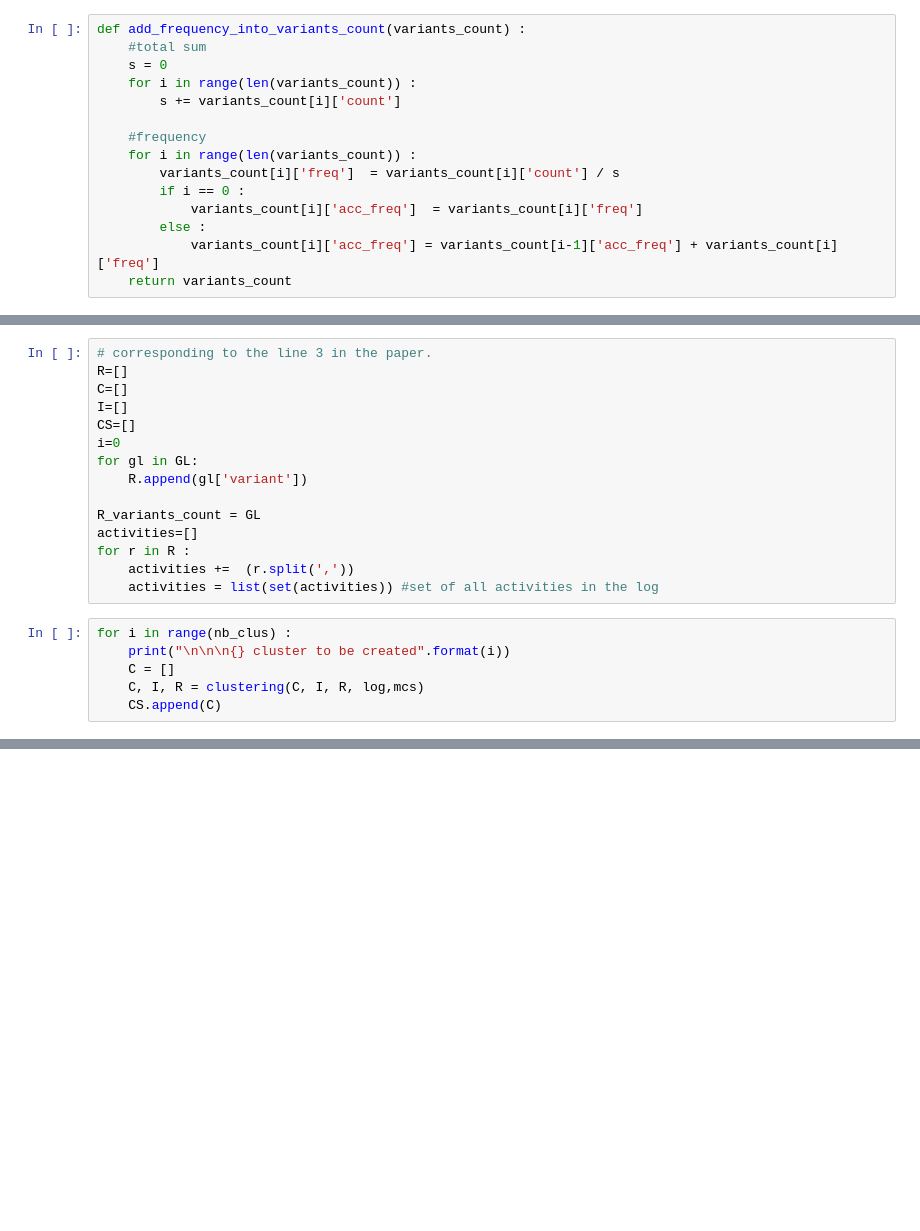
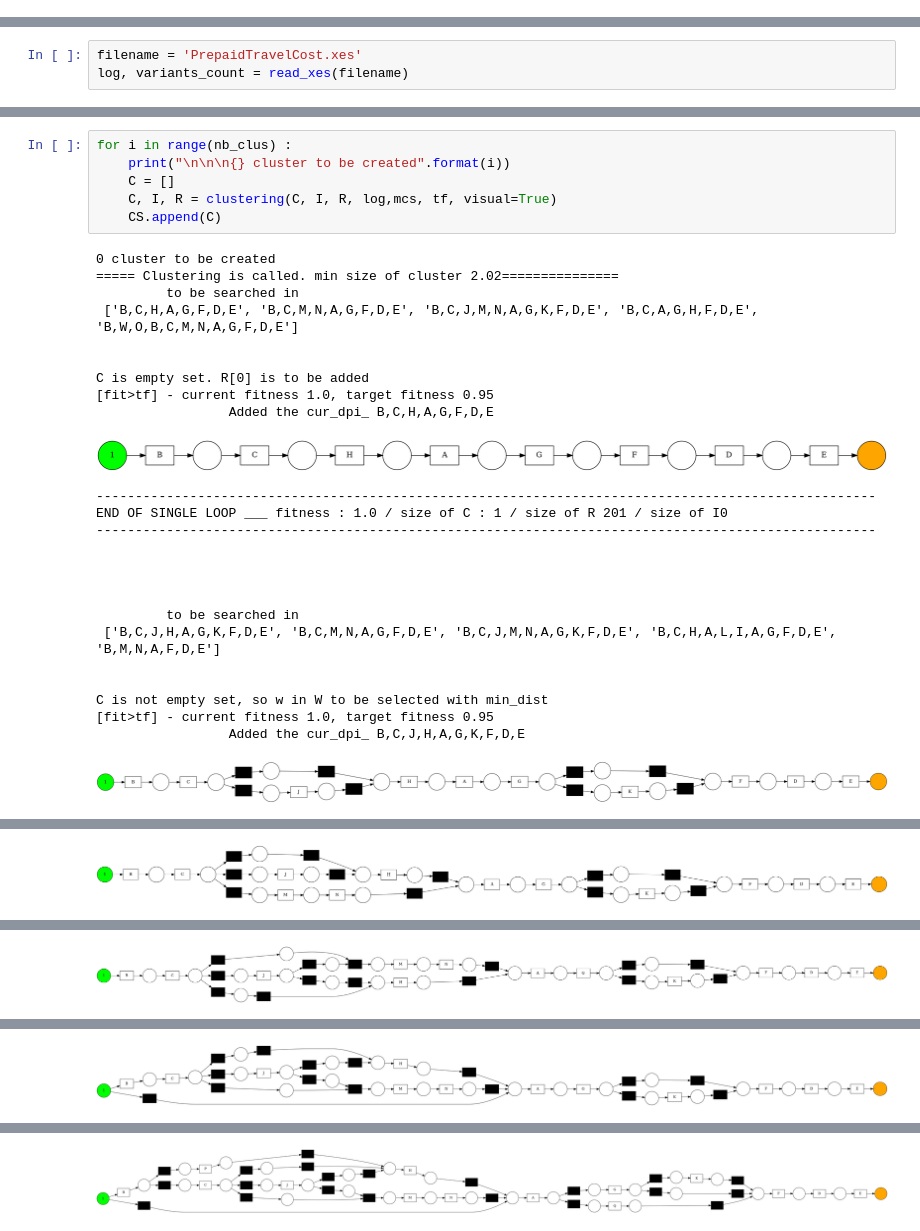
Before and after one commit to bbk0529/seminar_ML_application, a Jupyter notebook: Seminar.ipynb, the cells around one changed output, grey strips where cells are left out. Drawn from its saved outputs; the diff is of its cells as text; blank space fills up the shorter version.

Commit message:
modulized in a separate file (active_clustering_util.py)

```diff
--- a/Seminar.ipynb
+++ b/Seminar.ipynb
@@ -31,15 +0,0 @@ variants_count= case_statistics.get_variant_statistics(log)
-# %%
-def add_frequency_into_variants_count(variants_count) :
-    #total sum
-    s = 0
-    for i in range(len(variants_count)) :
-        s += variants_count[i]['count']
-
-    #frequency
-    for i in range(len(variants_count)) :
-        variants_count[i]['freq']  = variants_count[i]['count'] / s
-        if i == 0 :
-            variants_count[i]['acc_freq']  = variants_count[i]['freq']
-        else :
-            variants_count[i]['acc_freq'] = variants_count[i-1]['acc_freq'] + variants_count[i]['freq']
-    return variants_count
@@ -186,21 +0,0 @@ mcs = 0.01
-# %%
-# corresponding to the line 3 in the paper.
-R=[]
-C=[]
-I=[]
-CS=[]
-i=0
-for gl in GL:
-    R.append(gl['variant'])
-
-R_variants_count = GL
-activities=[]
-for r in R :
-    activities +=  (r.split(','))
-    activities = list(set(activities)) #set of all activities in the log
-# %%
-for i in range(nb_clus) :
-    print("\n\n\n{} cluster to be created".format(i))
-    C = []
-    C, I, R = clustering(C, I, R, log,mcs)
-    CS.append(C)
@@ -281,0 +3,3 @@ Warning: # is not a known color.
+# %%
+filename = 'PrepaidTravelCost.xes'
+log, variants_count = read_xes(filename)
@@ -281,0 +25,32 @@ Warning: # is not a known color.
+# %%
+for i in range(nb_clus) :
+    print("\n\n\n{} cluster to be created".format(i))
+    C = []
+    C, I, R = clustering(C, I, R, log,mcs, tf, visual=True)
+    CS.append(C)
+# %% [output]
+0 cluster to be created
+===== Clustering is called. min size of cluster 2.02===============
+         to be searched in
+ ['B,C,H,A,G,F,D,E', 'B,C,M,N,A,G,F,D,E', 'B,C,J,M,N,A,G,K,F,D,E', 'B,C,A,G,H,F,D,E', 'B,W,O,B,C,M,N,A,G,F,D,E']
+
+
+C is empty set. R[0] is to be added
+[fit>tf] - current fitness 1.0, target fitness 0.95
+                 Added the cur_dpi_ B,C,H,A,G,F,D,E
+[figure, added]
+----------------------------------------------------------------------------------------------------
+END OF SINGLE LOOP ___ fitness : 1.0 / size of C : 1 / size of R 201 / size of I0
+----------------------------------------------------------------------------------------------------
+
+
+
+
+         to be searched in
+ ['B,C,J,H,A,G,K,F,D,E', 'B,C,M,N,A,G,F,D,E', 'B,C,J,M,N,A,G,K,F,D,E', 'B,C,H,A,L,I,A,G,F,D,E', 'B,M,N,A,F,D,E']
+
+
+C is not empty set, so w in W to be selected with min_dist
+[fit>tf] - current fitness 1.0, target fitness 0.95
+                 Added the cur_dpi_ B,C,J,H,A,G,K,F,D,E
+[figure, added]
@@ -281,0 +71 @@ Warning: # is not a known color.
+[figure, added]
@@ -281,0 +86 @@ Warning: # is not a known color.
+[figure, added]
@@ -281,0 +101 @@ Warning: # is not a known color.
+[figure, added]
@@ -281,0 +116 @@ Warning: # is not a known color.
+[figure, added]
```
Also changed, not shown: parts of 38 cells of this notebook, 4 other files.
